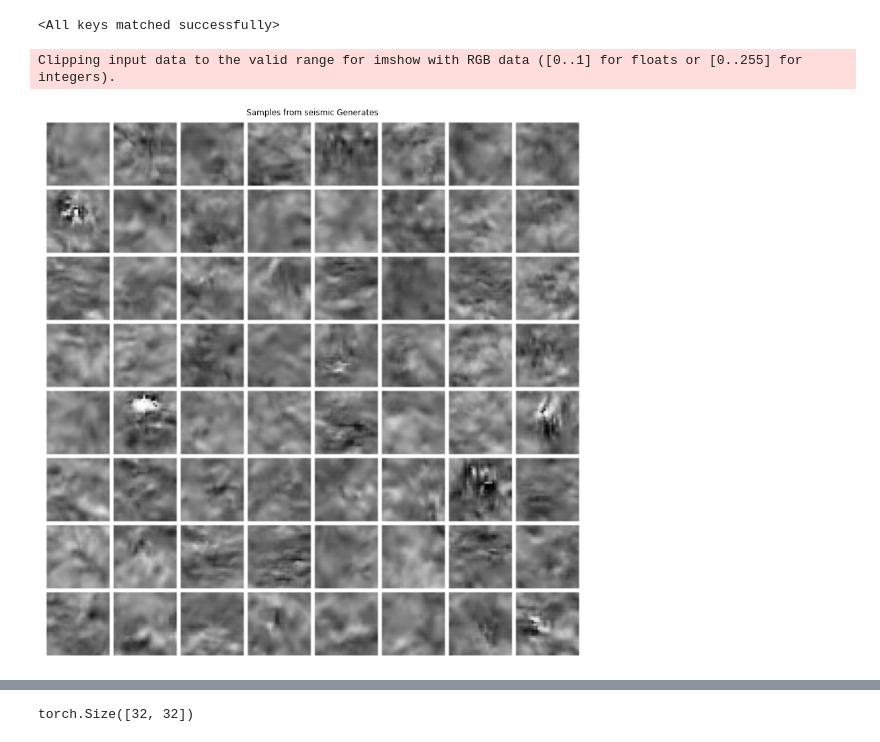
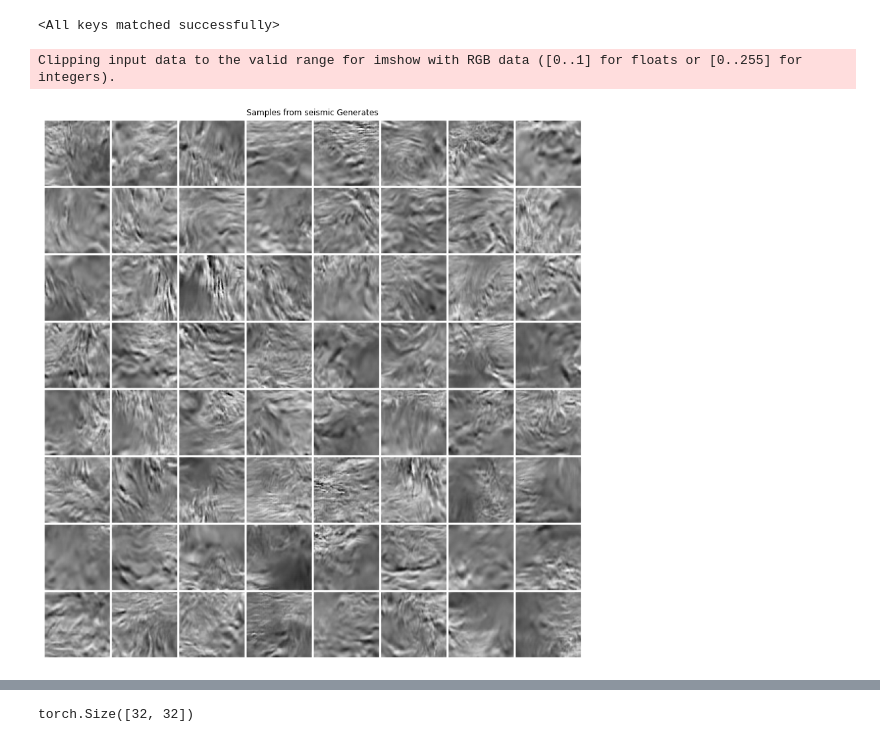
Before and after one commit to lucterres/glow, a Jupyter notebook: evaluateNet.ipynb, the cells around one changed output, grey strips where cells are left out. Saved outputs shown, nothing was run; the diff lists cells and outputs as text; code cells hidden in the pictures.

```diff
--- a/evaluateNet.ipynb
+++ b/evaluateNet.ipynb
@@ -56,7 +56,7 @@ import os
 # %%
 # Model
 print('Building model..')
-net = Glow(num_channels=num_channels,
+net = g1.Glow(num_channels=num_channels,
             num_levels=num_levels,
             num_steps=num_steps)
 net = net.to(device)
@@ -66,24 +66,22 @@ if device == 'cuda':
 # %% [output]
 Building model..
 # %%
-
-checkpoint = torch.load('ckpts/best.pth.tar')
+checkpoint = torch.load('/nethome/atena_projetos/cym7/experiment/66/ckpts/best.pth.tar')
 net.load_state_dict(checkpoint['net'])
 # %% [output]
 <All keys matched successfully>
 # %%
 # Save samples and data
 images = sample(net, num_samples, device)
-os.makedirs('samples', exist_ok=True)
 images_concat = torchvision.utils.make_grid(images, nrow=int(num_samples ** 0.5), padding=2, pad_value=255)
 plt.figure(figsize=(15,15))
 plt.imshow(np.transpose(images_concat.cpu(),(1,2,0)),cmap='gray')
 plt.axis('off')
 plt.title('Samples from seismic Generates');
 plt.show()
 # %% [output]
 Clipping input data to the valid range for imshow with RGB data ([0..1] for floats or [0..255] for integers).
-[figure, old version]
+[figure, new version]
 # %%
 # Save samples and data
 images = sample(net, num_samples, device)
```
Also changed, not shown: parts of 5 cells of this notebook, 5 other files.
